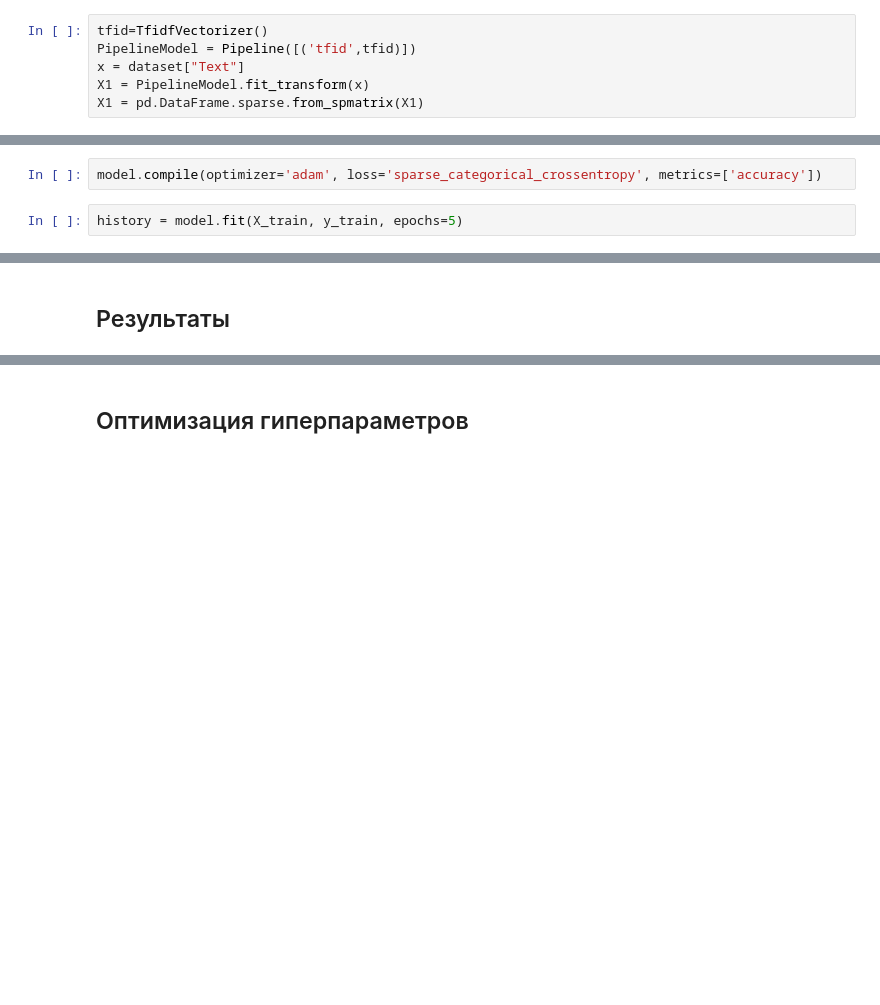
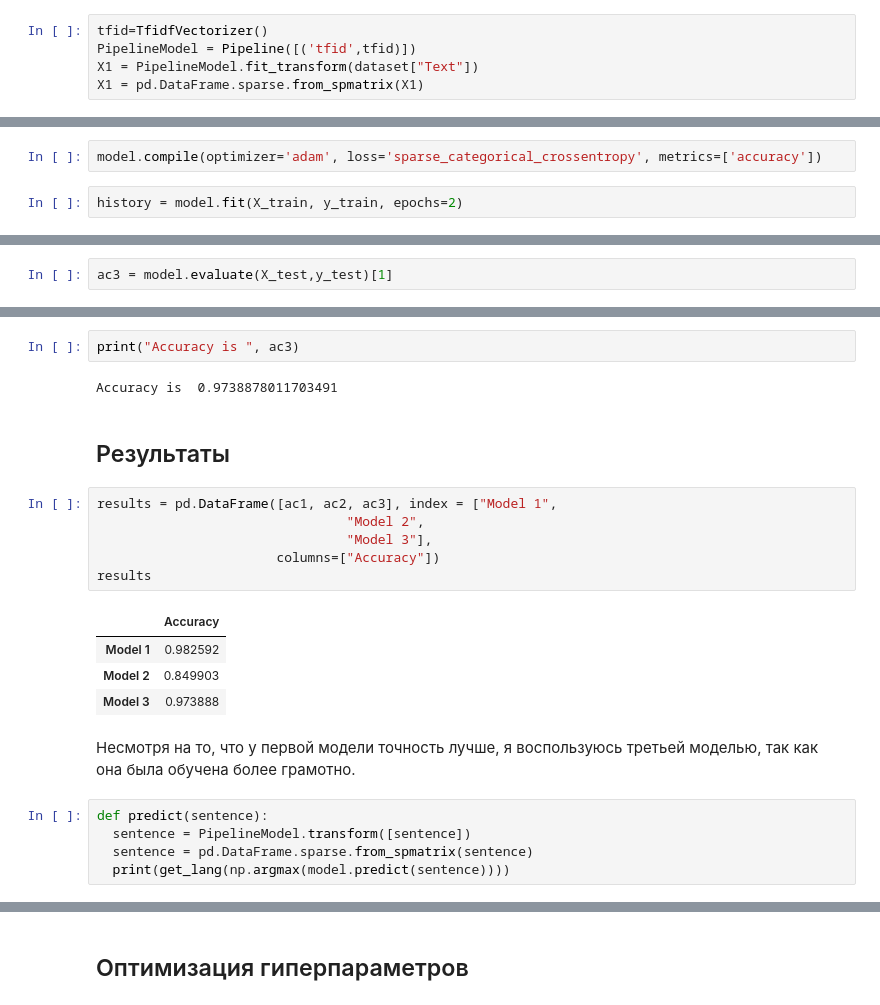
Before and after one commit to vdovetzi/NLP_Language_Detection, a Jupyter notebook: NLP_Project.ipynb, the cells around one changed output, grey strips where cells are left out. Cells and saved outputs as stored; diff of their text form; blank space fills up the shorter version.

```diff
--- a/NLP_Project.ipynb
+++ b/NLP_Project.ipynb
@@ -305,8 +305,7 @@ model = tf.keras.models.Sequential([tf.keras.layers.Flatten(),
 # %%
 tfid=TfidfVectorizer()
 PipelineModel = Pipeline([('tfid',tfid)])
-x = dataset["Text"]
-X1 = PipelineModel.fit_transform(x)
+X1 = PipelineModel.fit_transform(dataset["Text"])
 X1 = pd.DataFrame.sparse.from_spmatrix(X1)
 # %%
 X1
@@ -396,4 +406,4 @@ y test shape is : (1034, 1)
 # %%
 model.compile(optimizer='adam', loss='sparse_categorical_crossentropy', metrics=['accuracy'])
 # %%
-history = model.fit(X_train, y_train, epochs=5)
+history = model.fit(X_train, y_train, epochs=2)
@@ -399,0 +415,2 @@ history = model.fit(X_train, y_train, epochs=5)
+# %%
+ac3 = model.evaluate(X_test,y_test)[1]
@@ -400,5 +419,27 @@ history = model.fit(X_train, y_train, epochs=5)
+# %%
+print("Accuracy is ", ac3)
+# %% [output]
+Accuracy is  0.9738878011703491
 # %% [markdown]
 ## Результаты
+# %%
+results = pd.DataFrame([ac1, ac2, ac3], index = ["Model 1",
+                                "Model 2",
+                                "Model 3"],
+                       columns=["Accuracy"])
+results
+# %% [output]
+|  | Accuracy |
+| Model 1 | 0.982592 |
+| Model 2 | 0.849903 |
+| Model 3 | 0.973888 |
+# %% [markdown]
+Несмотря на то, что у первой модели точность лучше, я воспользуюсь третьей моделью, так как она была обучена более грамотно.
+# %%
+def predict(sentence):
+  sentence = PipelineModel.transform([sentence])
+  sentence = pd.DataFrame.sparse.from_spmatrix(sentence)
+  print(get_lang(np.argmax(model.predict(sentence))))
 # %%
 # English
 predict("LANGUAGE DETECTION MODEL CHECK")
```
Also changed, not shown: parts of 6 cells of this notebook.
